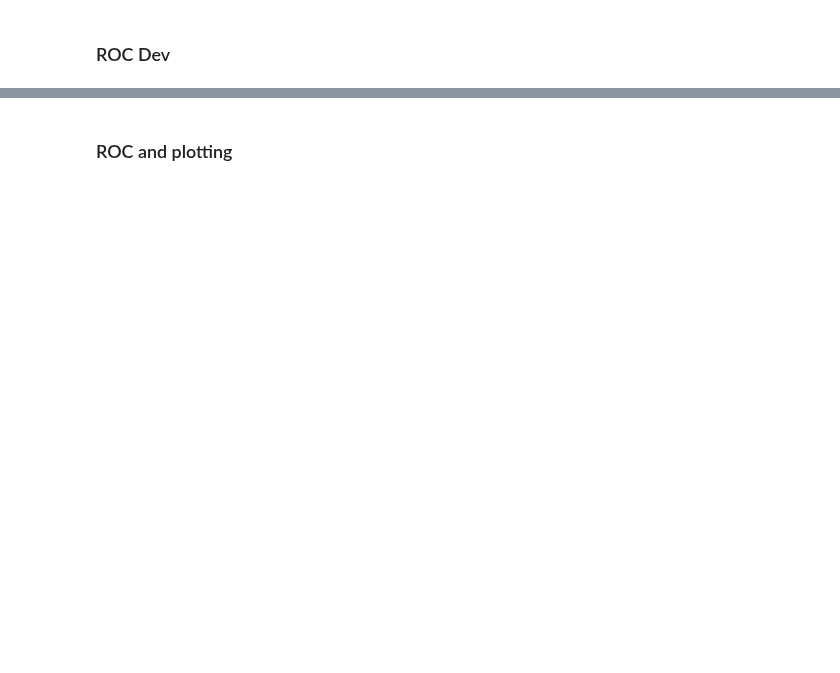
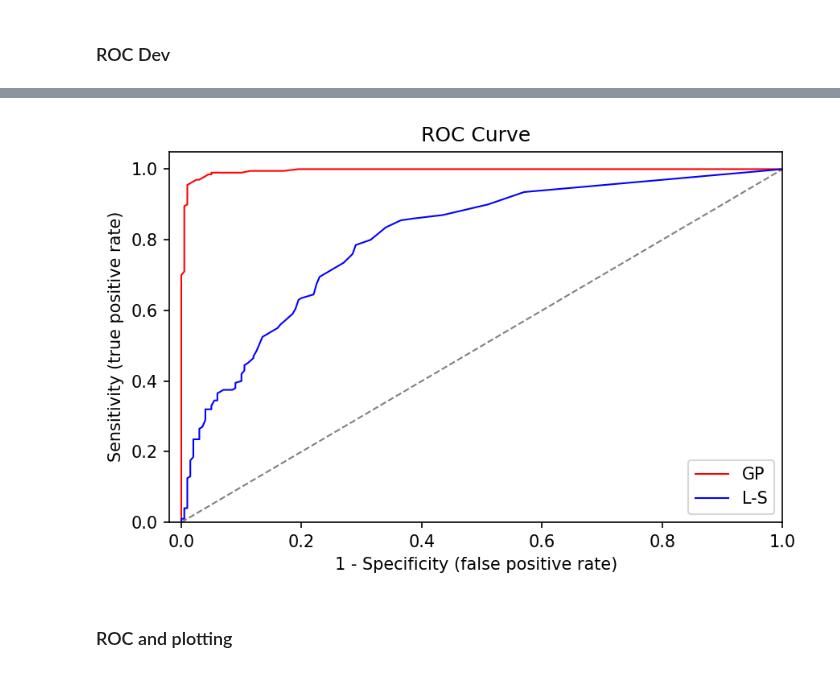
Before and after one commit to TristanSones-Dykes/GPCell, a Jupyter notebook: scripts/ROC.ipynb, the cells around one changed output, grey strips where cells are left out. Cells and saved outputs as stored; diff of their text form; code cells hidden in the pictures; blank space fills up the shorter version.

```diff
--- a/scripts/ROC.ipynb
+++ b/scripts/ROC.ipynb
@@ -94,7 +89,7 @@ joblib = True
 # --- Read the generated data  --- #
 # The CSV file is assumed to have a "Time" column (in hours) and then 2*n_cells columns for the simulated data.
 x, y_list = utils.get_time_series(
-    par1, par2, t_final, noise, n_cells, path=filename, mode="x"
+    par1, par2, t_final, noise, n_cells, path=filename, mode="r"
 )
 total_columns = len(y_list)
 
@@ -124,17 +164,0 @@ od.bic_plot
-# %%
-# --- ROC analysis using BIC differences --- #
-
-# Split BIC differences into two groups: A (first n_cells) and B (next n_cells)
-A = BICdiffTOT[:n_cells]
-B = BICdiffTOT[n_cells : 2 * n_cells]
-print(A.shape, B.shape)
-
-# Define a threshold vector spanning a little below the min to a little above the max.
-thresh = np.linspace(BICdiffTOT.min() - 1, BICdiffTOT.max() + 1, 200)
-FP1 = np.zeros_like(thresh)
-TP1 = np.zeros_like(thresh)
-for i, th in enumerate(thresh):
-    FP1[i] = np.sum(A > th)
-    TP1[i] = np.sum(B > th)
-
-FP1
@@ -187,3 +233,32 @@ plt.show()
+# %%
+import matplotlib.pyplot as plt
+
+plt.figure(figsize=(6, 4), dpi=150)  # Increase DPI for higher definition
+
+# Plot lines with thinner width and possibly a z-order to be on top of grid
+plt.plot(FP1 / n_cells, TP1 / n_cells, label="GP", lw=1, color="red", zorder=2)
+plt.plot(FP2, TP2, label="L-S", lw=1, color="blue", zorder=2)
+
+# Plot the diagonal reference line
+plt.plot([0, 1], [0, 1], lw=1, linestyle="--", color="gray", zorder=1)
+
+# Axis limits
+plt.xlim([-0.02, 1.0])
+plt.ylim([0.0, 1.05])
+
+# Axis labels, title, legend
+plt.xlabel("1 - Specificity (false positive rate)")
+plt.ylabel("Sensitivity (true positive rate)")
+plt.title("ROC Curve")
+plt.legend(loc="lower right")
+
+# If you have a grid, you can draw it behind the lines:
+# plt.grid(True, zorder=0)
+
+plt.tight_layout()  # Better spacing
+plt.show()
+# %% [output]
+[figure, added]
 # %% [markdown]
 ### ROC and plotting
 # %%
```
Also changed, not shown: parts of 12 cells of this notebook, 3 other files.
